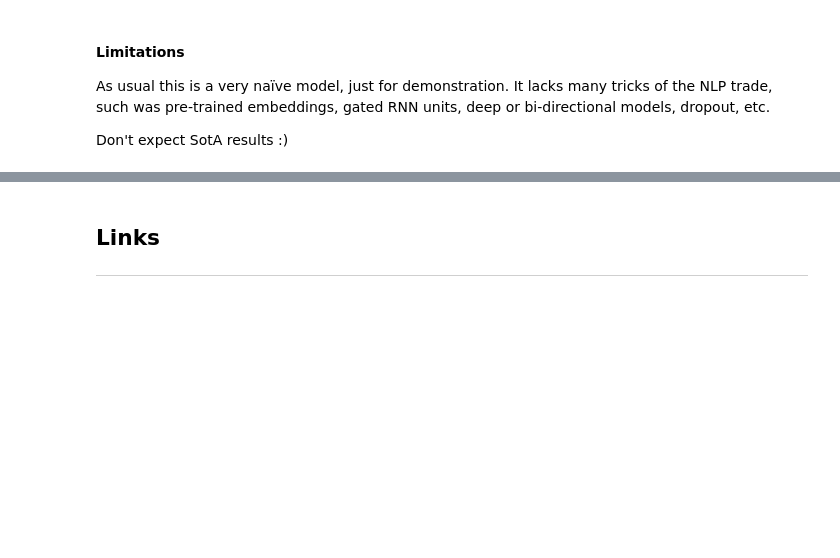
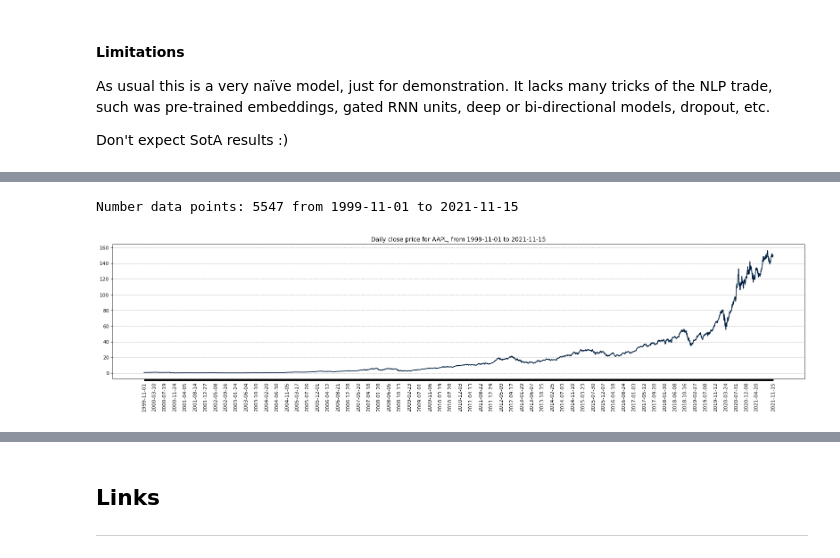
Before and after one commit to mkimhi/cs3600-tutorials, a Jupyter notebook: T4/tutorial4-SeqModels.ipynb, the cells around one changed output, grey strips where cells are left out. Cells and saved outputs as stored; diff of their text form; code cells hidden in the pictures; blank space fills up the shorter version.

```diff
--- a/T4/tutorial4-SeqModels.ipynb
+++ b/T4/tutorial4-SeqModels.ipynb
@@ -739,0 +942,35 @@ For that we use Bi-directional RNN!
+# %%
+def download_data(config, plot=False):
+    # get the data from alpha vantage
+
+    ts = TimeSeries(key=config["alpha_vantage"]["key"])
+    data, meta_data = ts.get_daily_adjusted(config["alpha_vantage"]["symbol"], outputsize=config["alpha_vantage"]["outputsize"])
+
+    data_date = [date for date in data.keys()]
+    data_date.reverse()
+
+    data_close_price = [float(data[date][config["alpha_vantage"]["key_adjusted_close"]]) for date in data.keys()]
+    data_close_price.reverse()
+    data_close_price = np.array(data_close_price)
+
+    num_data_points = len(data_date)
+    display_date_range = "from " + data_date[0] + " to " + data_date[num_data_points-1]
+    print("Number data points:", num_data_points, display_date_range)
+
+    if plot:
+        fig = figure(figsize=(25, 5), dpi=80)
+        fig.patch.set_facecolor((1.0, 1.0, 1.0))
+        plt.plot(data_date, data_close_price, color=config["plots"]["color_actual"])
+        xticks = [data_date[i] if ((i%config["plots"]["xticks_interval"]==0 and (num_data_points-i) > config["plots"]["xticks_interval"]) or i==num_data_points-1) else None for i in range(num_data_points)] # make x ticks nice
+        x = np.arange(0,len(xticks))
+        plt.xticks(x, xticks, rotation='vertical')
+        plt.title("Daily close price for " + config["alpha_vantage"]["symbol"] + ", " + display_date_range)
+        plt.grid(b=None, which='major', axis='y', linestyle='--')
+        plt.show()
+
+    return data_date, data_close_price, num_data_points, display_date_range
+
+data_date, data_close_price, num_data_points, display_date_range = download_data(config, plot=config["plots"]["show_plots"])
+# %% [output]
+Number data points: 5547 from 1999-11-01 to 2021-11-15
+[figure, added]
```
Also changed, not shown: parts of 60 cells of this notebook, 13 other files.
